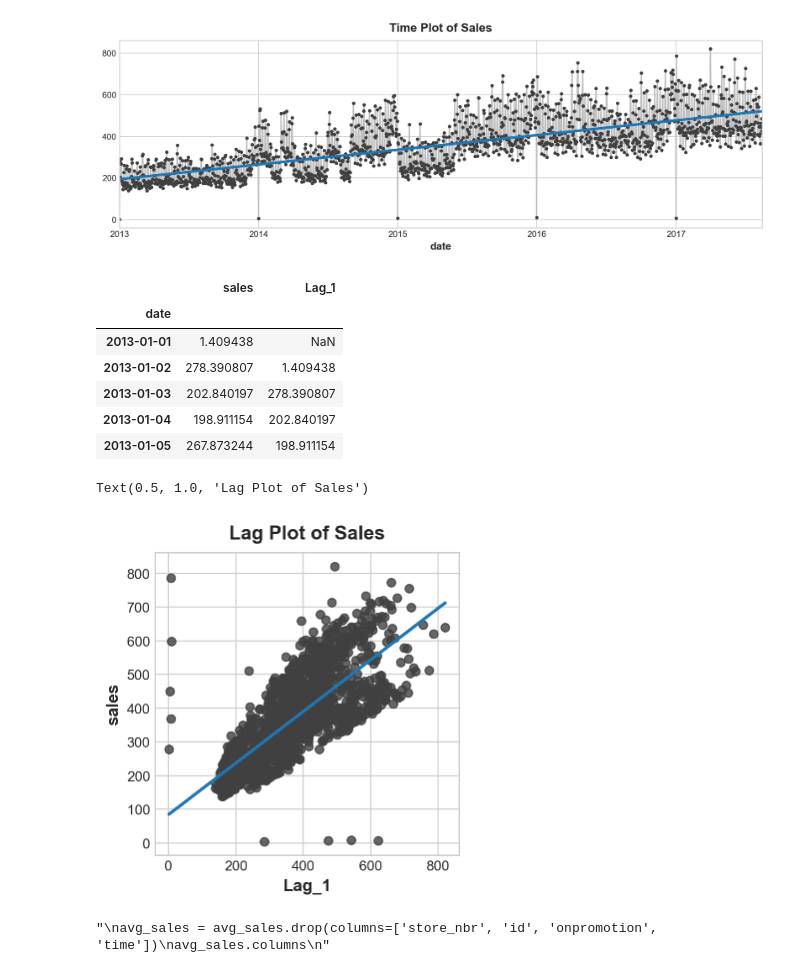
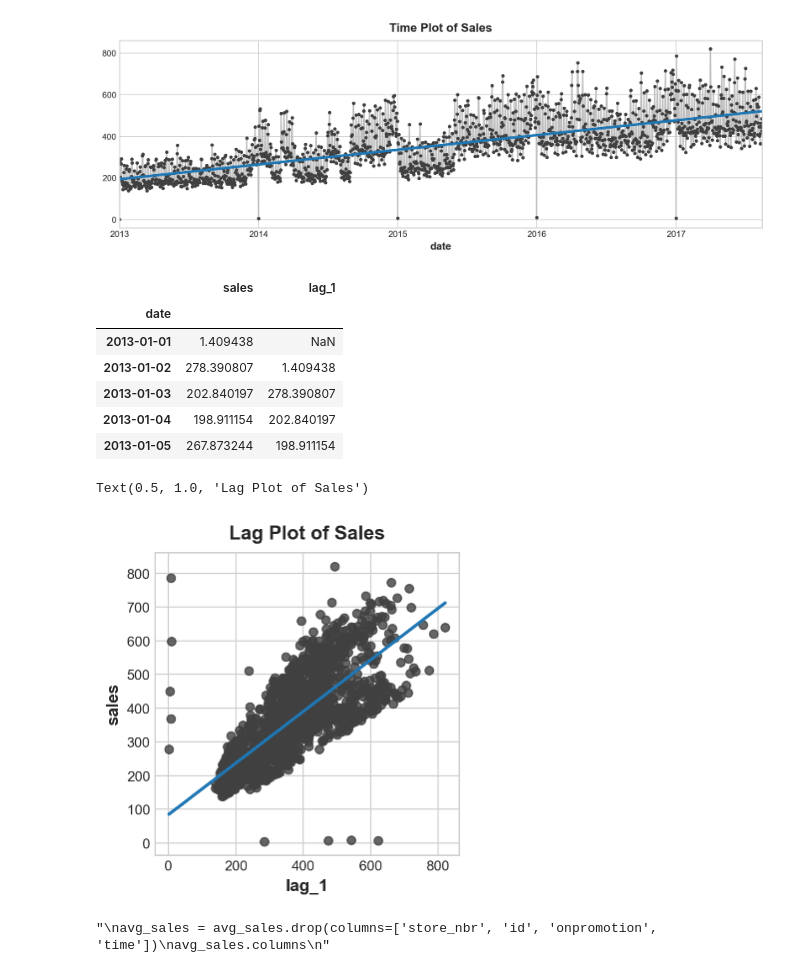
Before and after one commit to rohovskoi/store_sales_supervised_ml, a Jupyter notebook: store_sales_test.ipynb, the cells around one changed output. Cells and saved outputs as stored; diff of their text form; code cells hidden in the pictures.

```diff
--- a/store_sales_test.ipynb
+++ b/store_sales_test.ipynb
@@ -121,11 +121,3 @@ avg_sales
 | 2017-08-14 | 2998214.5 | 27.5 | 427.004717 | 4.513468 | 1682 |
 | 2017-08-15 | 2999996.5 | 27.5 | 427.980884 | 5.951178 | 1683 |
 1684 rows × 5 columns
-# %%
-
-'''
-avg_sales['Lag_1'] = avg_sales['sales'].shift(1)
-avg_sales = avg_sales.reindex(columns=['sales', 'Lag_1'])
-avg_sales.head()
-
-'''
@@ -158,11 +148,11 @@ Text(0.5, 1.0, 'Time Plot of Sales')
 [figure]
 # %%
 #lag features let us fit curves to lag plots where each observation in a series is plotted against the previous observation.
-avg_sales['Lag_1'] = avg_sales['sales'].shift(1)
-avg_sales = avg_sales.reindex(columns=['sales', 'Lag_1'])
+avg_sales['lag_1'] = avg_sales['sales'].shift(1)
+avg_sales = avg_sales.reindex(columns=['sales', 'lag_1'])
 avg_sales.head()
 # %% [output]
-|  | sales | Lag_1 |
+|  | sales | lag_1 |
 | date |  |  |
 | 2013-01-01 | 1.409438 | NaN |
 | 2013-01-02 | 278.390807 | 1.409438 |
@@ -171,12 +161,12 @@ avg_sales.head()
 | 2013-01-05 | 267.873244 | 198.911154 |
 # %%
 fig, ax = plt.subplots()
-ax = sns.regplot(x='Lag_1', y='sales', data=avg_sales, ci=None, scatter_kws=dict(color='0.25'))
+ax = sns.regplot(x='lag_1', y='sales', data=avg_sales, ci=None, scatter_kws=dict(color='0.25'))
 ax.set_aspect('equal')
 ax.set_title('Lag Plot of Sales')
 # %% [output]
 Text(0.5, 1.0, 'Lag Plot of Sales')
-[figure, old version]
+[figure, new version]
 # %%
 '''
 avg_sales = avg_sales.drop(columns=['store_nbr', 'id', 'onpromotion', 'time'])
```
Also changed, not shown: parts of 8 cells of this notebook.
